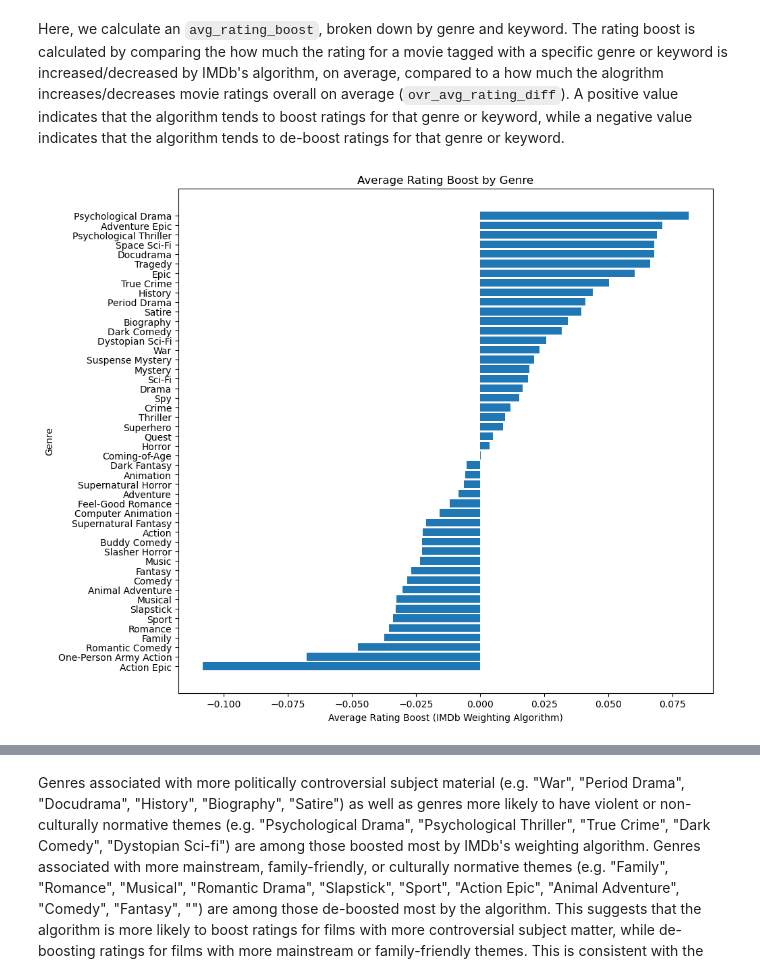
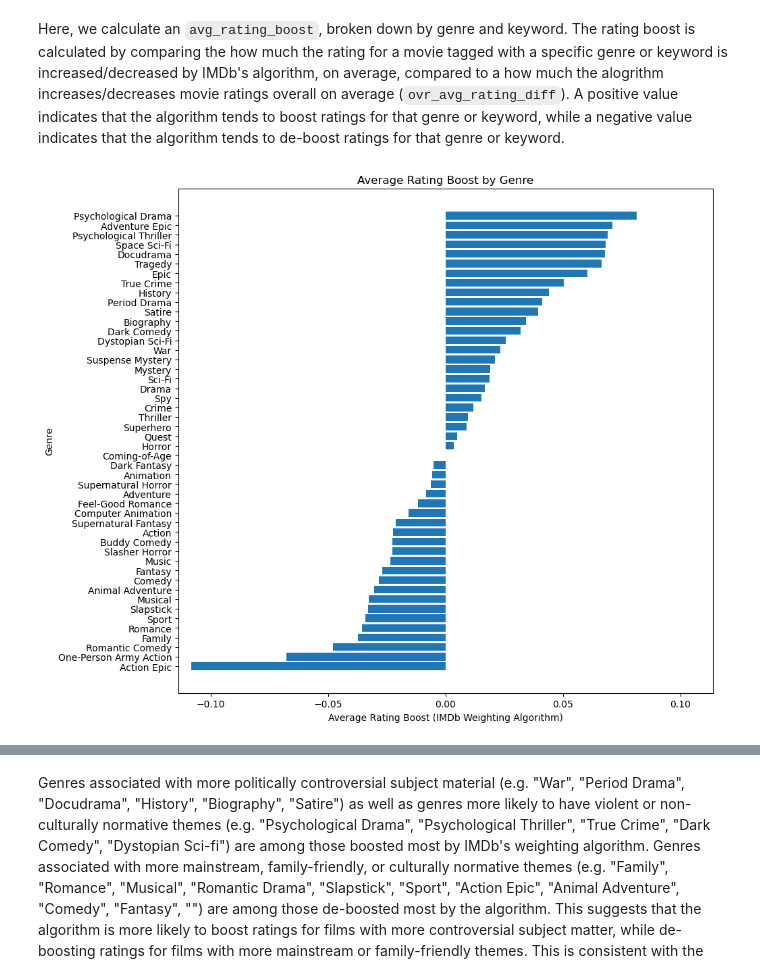
Before and after one commit to kaijchang/cmpu250-project-group-1, a Jupyter notebook: preliminary_report/preliminary_report.ipynb, the cells around one changed output, grey strips where cells are left out. Drawn from its saved outputs; the diff is of its cells as text; code cells hidden in the pictures.

```diff
--- a/preliminary_report/preliminary_report.ipynb
+++ b/preliminary_report/preliminary_report.ipynb
@@ -277,14 +277,16 @@ genres_weighting_df = pd.DataFrame(genres_weighting_data)
 # %%
 genres_weighting_df = genres_weighting_df.sort_values('avg_rating_boost', ascending=True)
 
 plt.figure(figsize=(10, 8))
 plt.barh(genres_weighting_df['genre'], genres_weighting_df['avg_rating_boost'])
+max_abs_value = genres_weighting_df['avg_rating_boost'].abs().max() * 1.05
+plt.xlim(-max_abs_value, max_abs_value)
 plt.tick_params(axis='y', which='major', labelsize=10)
 plt.tight_layout()
 plt.ylabel('Genre')
 plt.xlabel('Average Rating Boost (IMDb Weighting Algorithm)')
 plt.title('Average Rating Boost by Genre')
 plt.show()
 # %% [output]
-[figure, old version]
+[figure, new version]
 # %%
```
Also changed, not shown: parts of 6 cells of this notebook.
